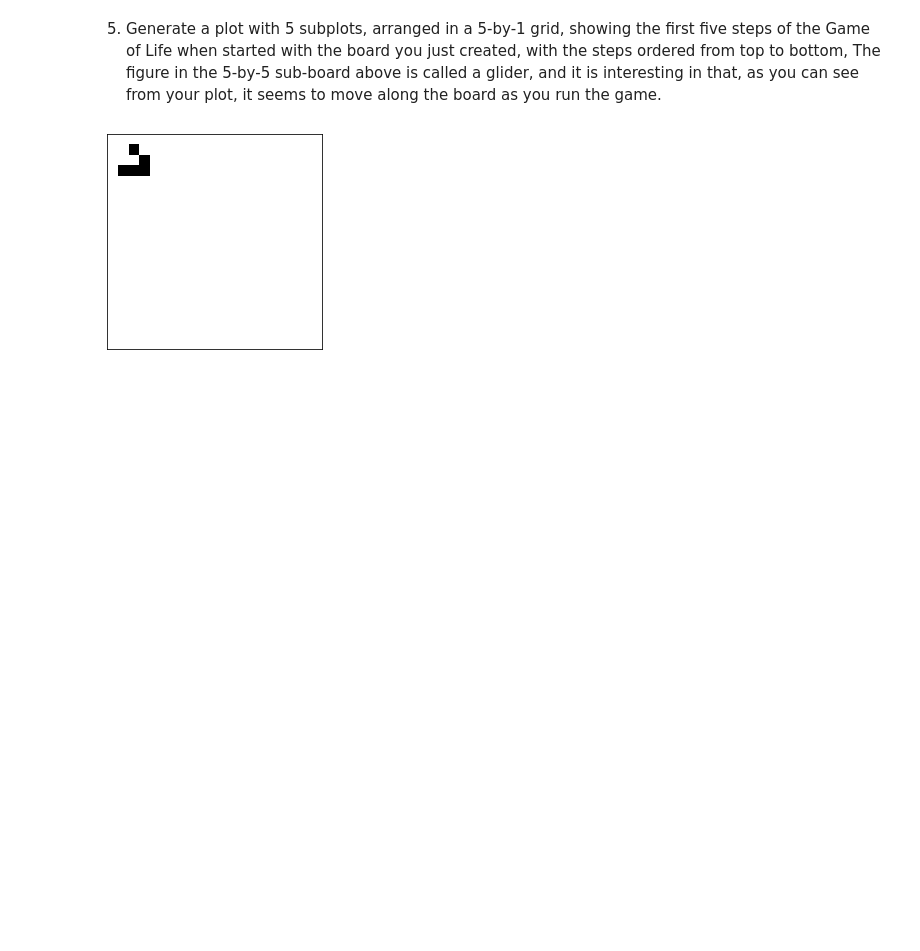
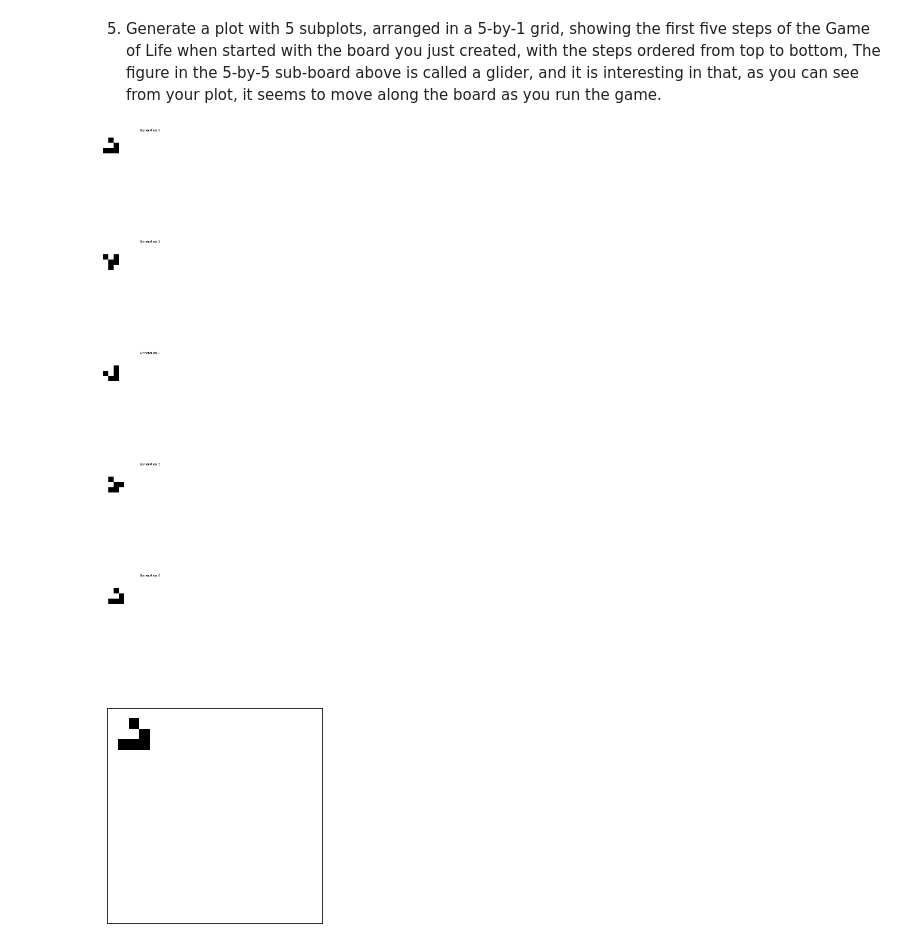
Before and after one commit to edwei06/data_science_2024_fall, a Jupyter notebook: data_science_hw1/hw1_game_of_life.ipynb, the cells around one changed output. Drawn from its saved outputs; the diff is of its cells as text; code cells hidden in the pictures; blank space fills up the shorter version.

```diff
--- a/data_science_hw1/hw1_game_of_life.ipynb
+++ b/data_science_hw1/hw1_game_of_life.ipynb
@@ -99,6 +204,31 @@ board = draw_gol_board(x)
 [figure]
 # %% [markdown]
 5. Generate a plot with 5 subplots, arranged in a 5-by-1 grid, showing the first five steps of the Game of Life when started with the board you just created, with the steps ordered from top to bottom, The figure in the 5-by-5 sub-board above is called a glider, and it is interesting in that, as you can see from your plot, it seems to move along the board as you run the game.
+# %%
+generations = [board]
+for step in range(1, 5):
+    next_gen = gol_step(generations[-1])
+    generations.append(next_gen)
+'''
+for i, gen in enumerate(generations):
+    print(f"\nGeneration {i}:")
+    print(gen[:5, :5])
+'''
+def plot_generations(generations, rows=5, cols=1):
+    fig, axes = plt.subplots(rows, cols, figsize=(6, 6*rows))
+    if cols == 1:
+        axes = axes.reshape(-1)
+    for i, (gen, ax) in enumerate(zip(generations, axes)):
+        ax.imshow(gen, cmap='binary', interpolation='nearest')
+        ax.set_title(f"Generation {i}", fontsize=12)
+        ax.grid(False)
+        ax.axis('off')
+    plt.tight_layout()
+    plt.show()
+
+plot_generations(generations)
+# %% [output]
+[figure, added]
 # %%
 # %% [output]
 [figure]
```
Also changed, not shown: parts of 14 cells of this notebook, 2 other files.
